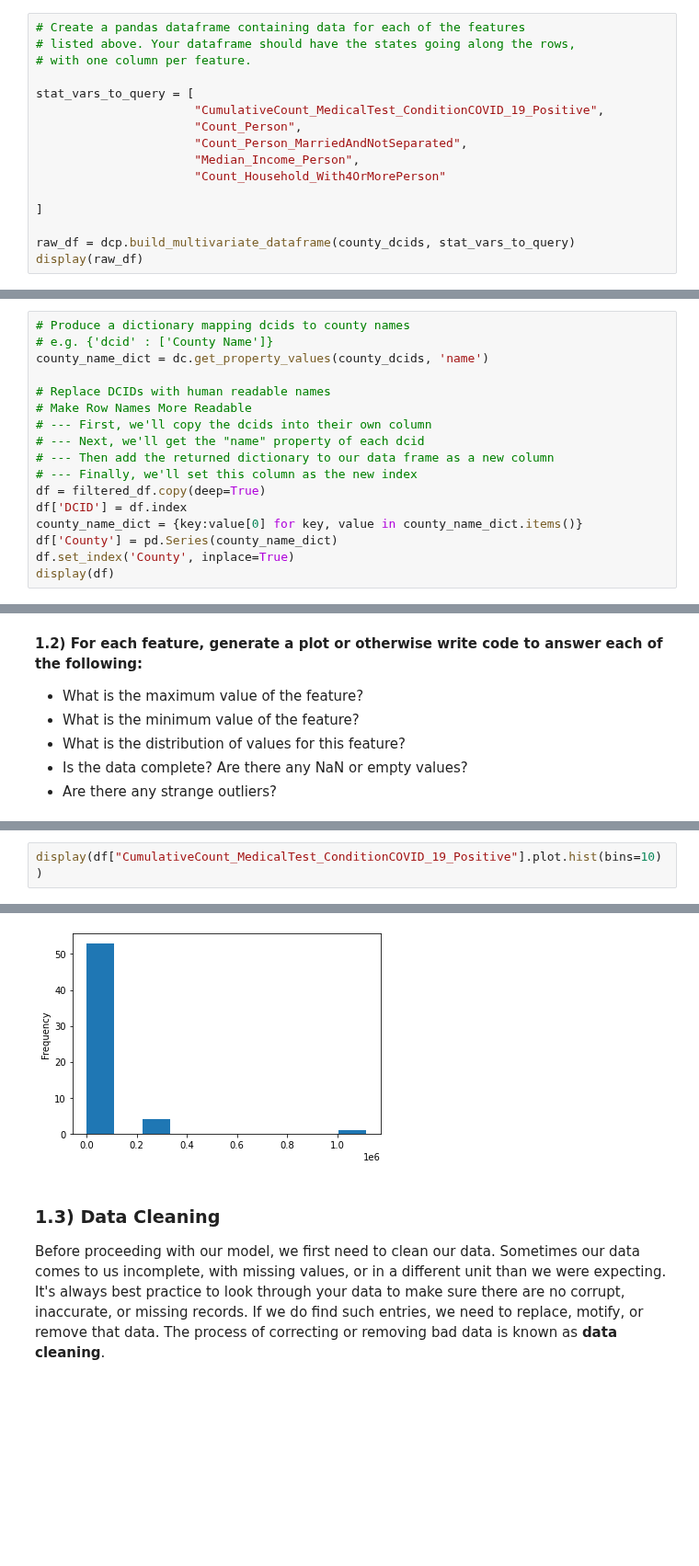
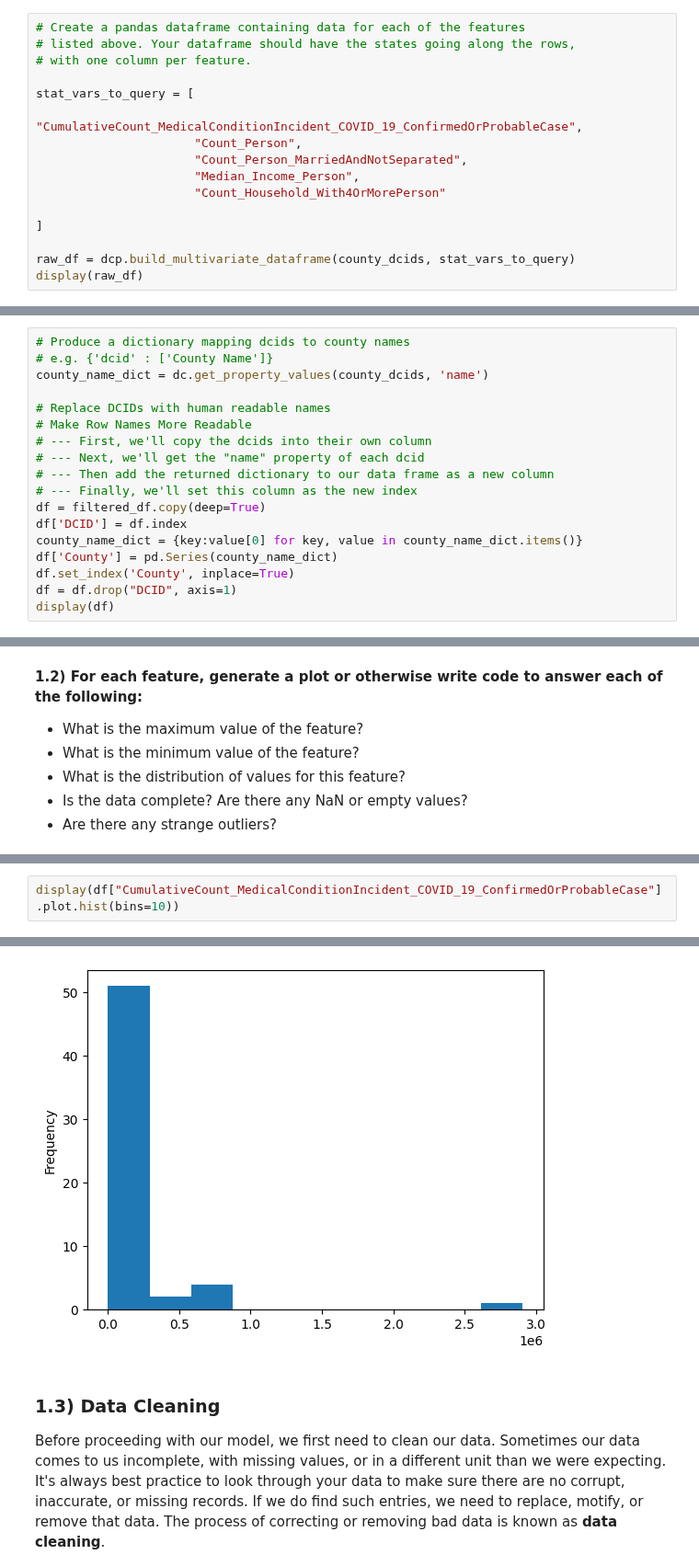
Before and after one commit to datacommonsorg/api-python, a Jupyter notebook: notebooks/intro_data_science/Feature_Engineering.ipynb, the cells around one changed output, grey strips where cells are left out. Shown at 92% size. Cells and saved outputs as stored; diff of their text form; blank space fills up the shorter version.

```diff
--- a/notebooks/intro_data_science/Feature_Engineering.ipynb
+++ b/notebooks/intro_data_science/Feature_Engineering.ipynb
@@ -128,7 +112,7 @@ _Note: not all variables are available for all locations. If you notice the data
 # with one column per feature.
 
 stat_vars_to_query = [
-                      "CumulativeCount_MedicalTest_ConditionCOVID_19_Positive",
+                      "CumulativeCount_MedicalConditionIncident_COVID_19_ConfirmedOrProbableCase",
                       "Count_Person",
                       "Count_Person_MarriedAndNotSeparated",
                       "Median_Income_Person",
@@ -233,5 +217,6 @@ df['DCID'] = df.index
 county_name_dict = {key:value[0] for key, value in county_name_dict.items()}
 df['County'] = pd.Series(county_name_dict)
 df.set_index('County', inplace=True)
+df = df.drop("DCID", axis=1)
 display(df)
 # %% [output]
@@ -298,3 +283,3 @@ display(df["Count_Household_With4OrMorePerson"].plot.hist(bins=100))
 # %%
-display(df["CumulativeCount_MedicalTest_ConditionCOVID_19_Positive"].plot.hist(bins=10))
+display(df["CumulativeCount_MedicalConditionIncident_COVID_19_ConfirmedOrProbableCase"].plot.hist(bins=10))
 # %% [output]
@@ -302,4 +287,4 @@ display(df["CumulativeCount_MedicalTest_ConditionCOVID_19_Positive"].plot.hist(b
-[figure, old version]
+[figure, new version]
 # %% [markdown]
 ### 1.3) Data Cleaning
 Before proceeding with our model, we first need to clean our data. Sometimes our data comes to us incomplete, with missing values, or in a different unit than we were expecting. It's always best practice to look through your data to make sure there are no corrupt, inaccurate, or missing records. If we do find such entries, we need to replace, motify, or remove that data. The process of correcting or removing bad data is known as **data cleaning**.
```
Also changed, not shown: parts of 14 cells of this notebook.
